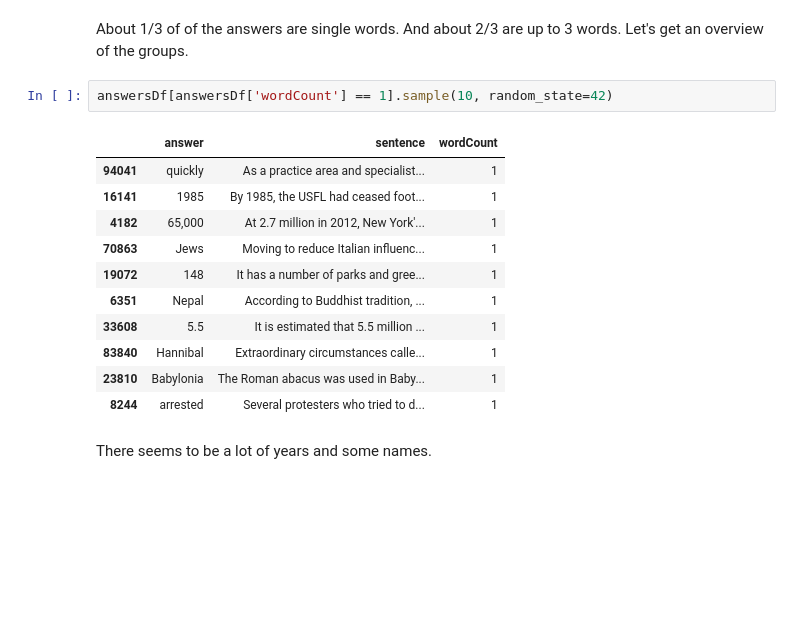
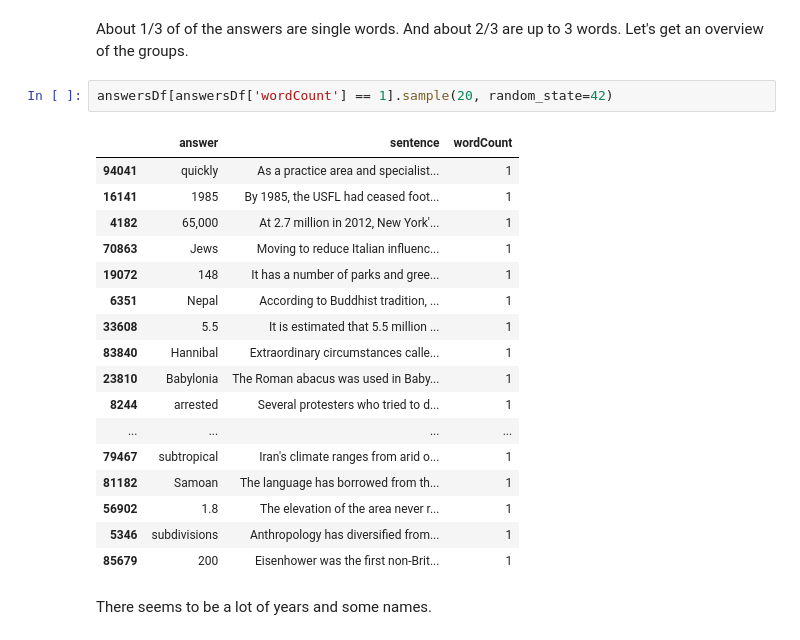
Before and after one commit to KristiyanVachev/Question-Generation, a Jupyter notebook: 01. Data Exploration/SQuADv1.ipynb, the cells around one changed output. Cells and saved outputs as stored; diff of their text form; blank space fills up the shorter version.

```diff
--- a/01. Data Exploration/SQuADv1.ipynb
+++ b/01. Data Exploration/SQuADv1.ipynb
@@ -587,19 +634,25 @@ Name: wordCount, dtype: int64
 # %% [markdown]
 About 1/3 of of the answers are single words. And about 2/3 are up to 3 words. Let's get an overview of the groups.
 # %%
-answersDf[answersDf['wordCount'] == 1].sample(10, random_state=42)
+answersDf[answersDf['wordCount'] == 1].sample(20, random_state=42)
 # %% [output]
 |  | answer | sentence | wordCount |
 | 94041 | quickly | As a practice area and specialist... | 1 |
 | 16141 | 1985 | By 1985, the USFL had ceased foot... | 1 |
 | 4182 | 65,000 | At 2.7 million in 2012, New York'... | 1 |
 | 70863 | Jews | Moving to reduce Italian influenc... | 1 |
 | 19072 | 148 | It has a number of parks and gree... | 1 |
 | 6351 | Nepal | According to Buddhist tradition, ... | 1 |
 | 33608 | 5.5 | It is estimated that 5.5 million ... | 1 |
 | 83840 | Hannibal | Extraordinary circumstances calle... | 1 |
 | 23810 | Babylonia | The Roman abacus was used in Baby... | 1 |
 | 8244 | arrested | Several protesters who tried to d... | 1 |
+| ... | ... | ... | ... |
+| 79467 | subtropical | Iran's climate ranges from arid o... | 1 |
+| 81182 | Samoan | The language has borrowed from th... | 1 |
+| 56902 | 1.8 | The elevation of the area never r... | 1 |
+| 5346 | subdivisions | Anthropology has diversified from... | 1 |
+| 85679 | 200 | Eisenhower was the first non-Brit... | 1 |
 # %% [markdown]
 There seems to be a lot of years and some names.
 # %% [markdown]
```
Also changed, not shown: parts of 40 cells of this notebook, 8 other files.
